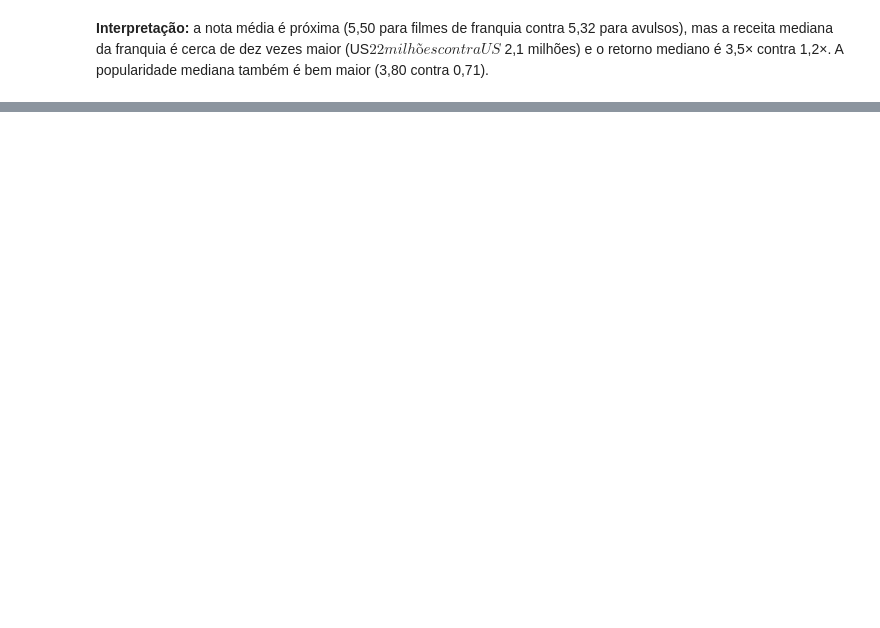
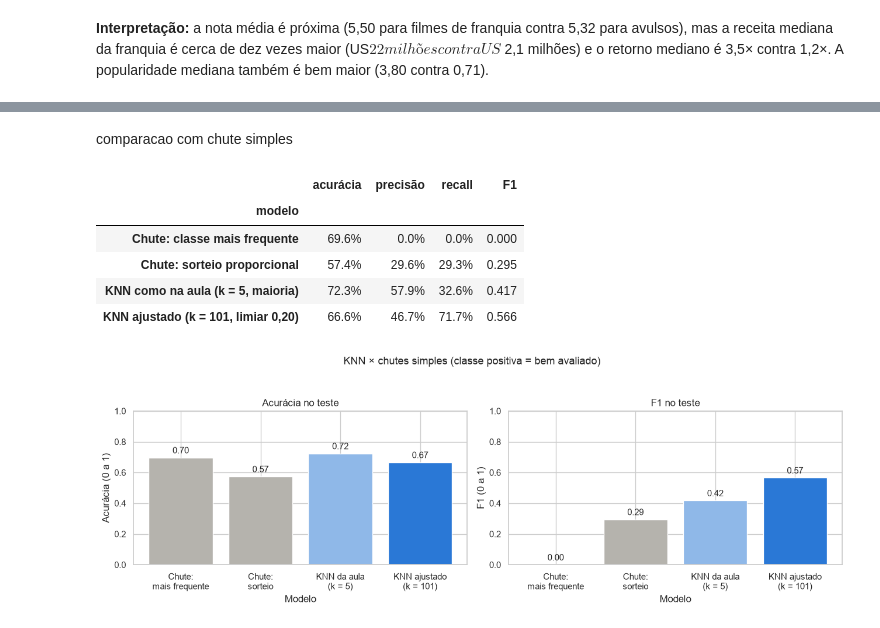
Before and after one commit to Mateuscruz19/HorrorMoviesData, a Jupyter notebook: RA3_2_visualizacoes.ipynb, the cells around one changed output, grey strips where cells are left out. Cells and saved outputs as stored; diff of their text form; code cells hidden in the pictures; blank space fills up the shorter version.

```diff
--- a/RA3_2_visualizacoes.ipynb
+++ b/RA3_2_visualizacoes.ipynb
@@ -398,0 +551,7 @@ plt.show()
+# %%
+chute_frequente = DummyClassifier(strategy="most_frequent").fit(X_treino, y_treino)
+chute_sorteio = DummyClassifier(strategy="stratified", random_state=SEMENTE).fit(X_treino, y_treino)
+
+classe_frequente = int(chute_frequente.predict(X_treino.iloc[:1])[0])
+print(f"Classe mais frequente no treino: {nomes_classes[classe_frequente]}")
+print(f"Proporção de bem avaliados usada no sorteio: {y_treino.mean():.1%}")
@@ -398,0 +670,34 @@ plt.show()
+# %% [markdown]
+comparacao com chute simples
+# %%
+comparacao = pd.DataFrame([
+    avaliar("Chute: classe mais frequente", chute_frequente.predict(X_teste)),
+    avaliar("Chute: sorteio proporcional", chute_sorteio.predict(X_teste)),
+    avaliar("KNN como na aula (k = 5, maioria)", previsoes_aula),
+    metricas_knn,
+]).set_index("modelo")
+display(comparacao.style.format({
+    "acurácia": "{:.1%}", "precisão": "{:.1%}", "recall": "{:.1%}", "F1": "{:.3f}",
+}))
+
+figura, eixos = plt.subplots(1, 2, figsize=(13, 4.5))
+cores = [COR_NEUTRA, COR_NEUTRA, "#8fb8e8", COR_PRINCIPAL]
+rotulos = ["Chute:\nmais frequente", "Chute:\nsorteio", "KNN da aula\n(k = 5)", f"KNN ajustado\n(k = {melhor_k})"]
+for eixo, metrica, limite in zip(eixos, ["acurácia", "F1"], [1, 1]):
+    barras = eixo.bar(rotulos, comparacao[metrica], color=cores)
+    eixo.bar_label(barras, labels=[f"{v:.2f}" for v in comparacao[metrica]], padding=3)
+    eixo.set_ylim(0, limite)
+    eixo.set_title(f"{metrica.capitalize()} no teste")
+    eixo.set_ylabel(f"{metrica.capitalize()} (0 a 1)")
+    eixo.set_xlabel("Modelo")
+figura.suptitle("KNN × chutes simples (classe positiva = bem avaliado)")
+figura.tight_layout(rect=[0, 0, 1, 0.93])
+plt.show()
+# %% [output]
+|  | acurácia | precisão | recall | F1 |
+| modelo |  |  |  |  |
+| Chute: classe mais frequente | 69.6% | 0.0% | 0.0% | 0.000 |
+| Chute: sorteio proporcional | 57.4% | 29.6% | 29.3% | 0.295 |
+| KNN como na aula (k = 5, maioria) | 72.3% | 57.9% | 32.6% | 0.417 |
+| KNN ajustado (k = 101, limiar 0,20) | 66.6% | 46.7% | 71.7% | 0.566 |
+[figure, added]
```
Also changed, not shown: parts of 26 cells of this notebook.
